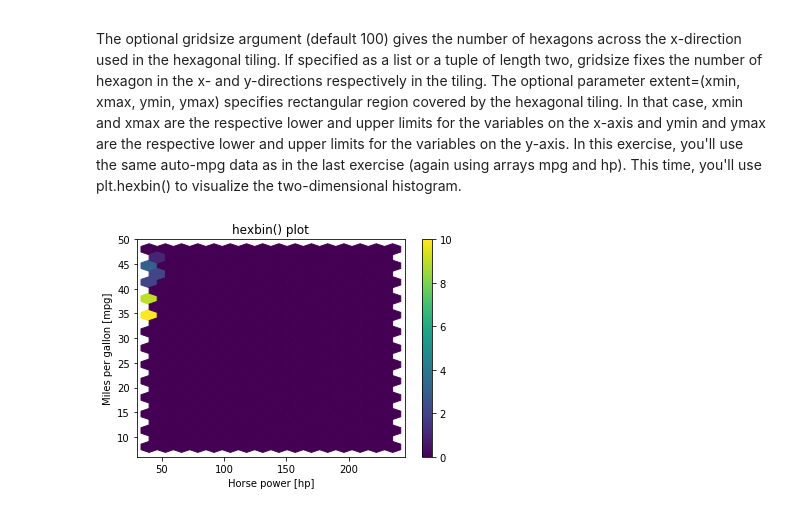
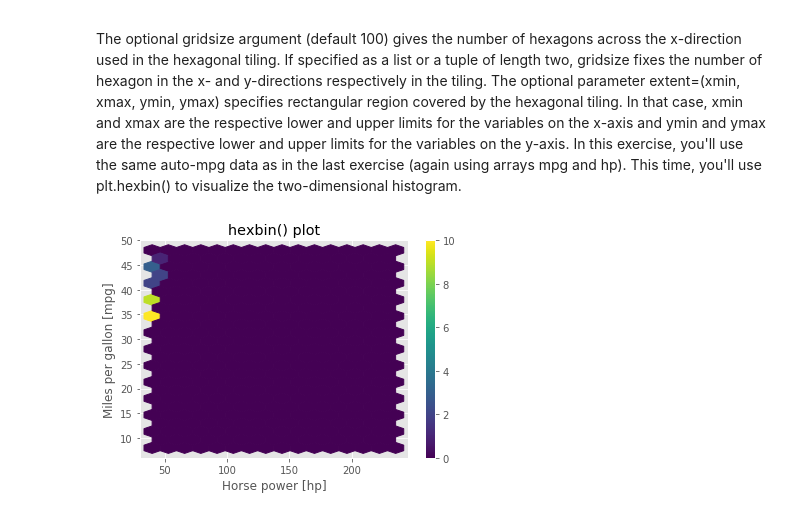
Before and after one commit to cyrsis/TensorflowPY36CPU, a Jupyter notebook: _14_Plot/Visualization.ipynb, the cells around one changed output. Cells and saved outputs as stored; diff of their text form; code cells hidden in the pictures.

```diff
--- a/_14_Plot/Visualization.ipynb
+++ b/_14_Plot/Visualization.ipynb
@@ -528,15 +508,15 @@ In this exercise, you'll use the same auto-mpg data as in the last exercise (aga
 # %%
 # Generate a 2d histogram with hexagonal bins
 plt.hexbin(hp,mpg,gridsize=(15,12),extent=(40,235,8,48))
 
 
 # Add a color bar to the histogram
 plt.colorbar()
-
+plt.style.use('ggplot')
 # Add labels, title, and display the plot
 plt.xlabel('Horse power [hp]')
 plt.ylabel('Miles per gallon [mpg]')
 plt.title('hexbin() plot')
 plt.show()
 # %% [output]
-[figure, old version]
+[figure, new version]
```
Also changed, not shown: parts of 18 cells of this notebook, 2 other files.
